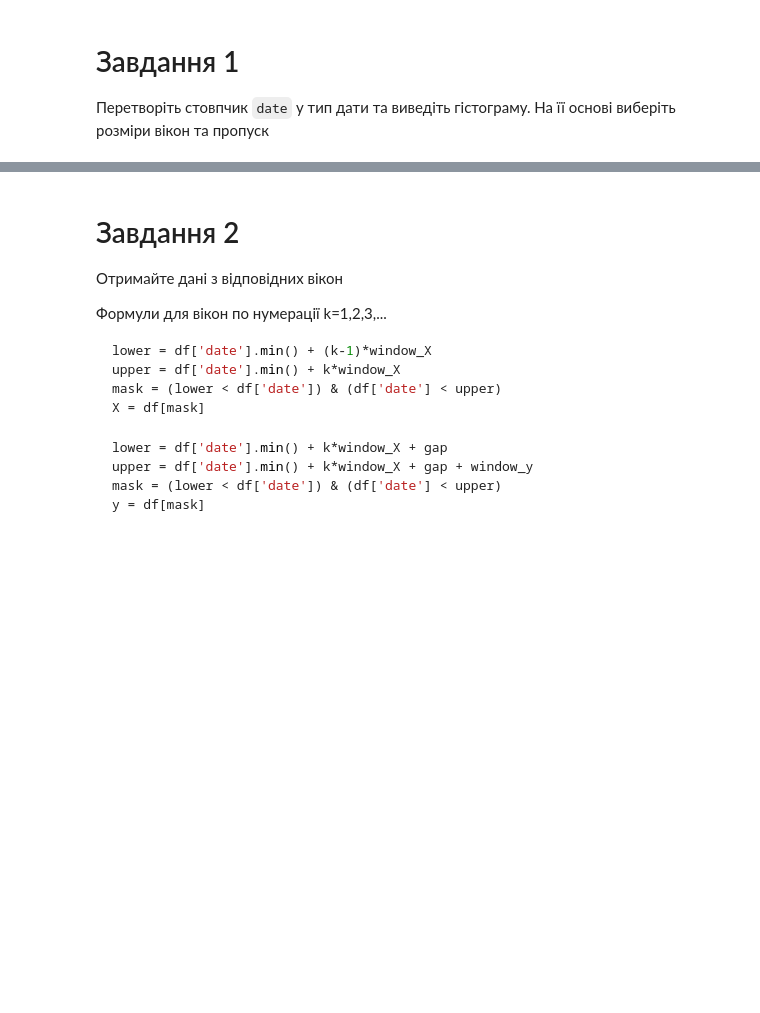
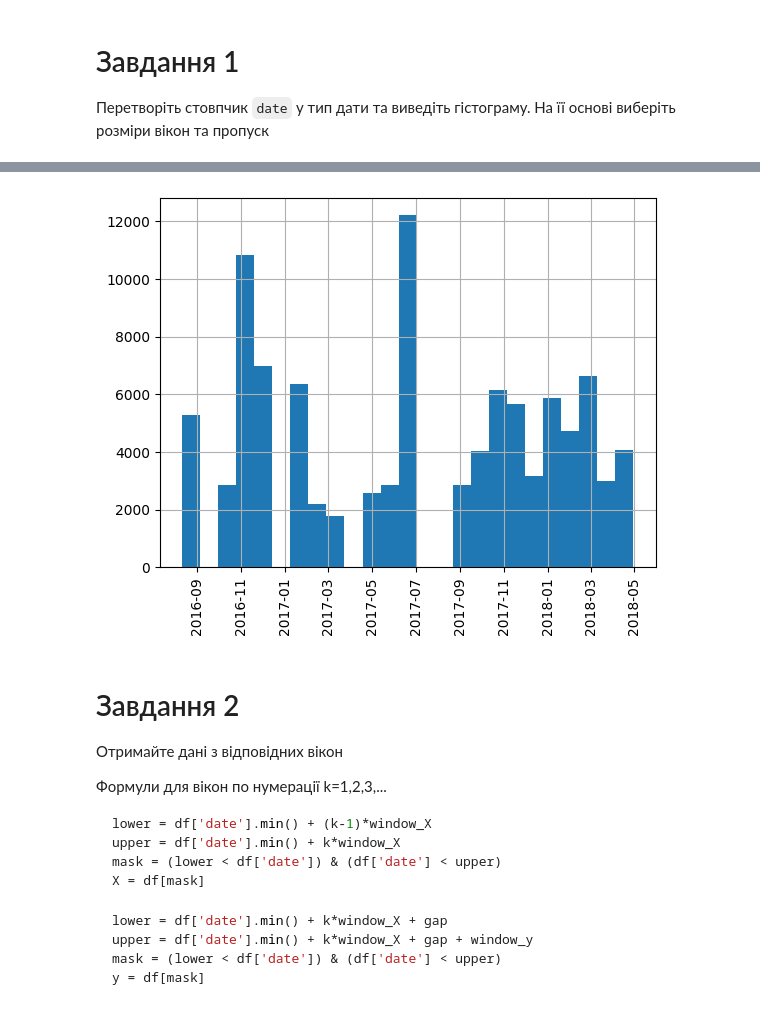
Before and after one commit to mssamoilenko/Data_enginWindow, a Jupyter notebook: Data_engineering.ipynb, the cells around one changed output, grey strips where cells are left out. Drawn from its saved outputs; the diff is of its cells as text; code cells hidden in the pictures; blank space fills up the shorter version.

```diff
--- a/Data_engineering.ipynb
+++ b/Data_engineering.ipynb
@@ -23,3 +44,6 @@ df.head()
 # Завдання 1
 
 Перетворіть стовпчик `date` у тип дати та виведіть гістограму. На її основі виберіть розміри вікон та пропуск
+# %%
+df['date'] = pd.to_datetime(df['date'].astype('str'))
+df['date']
@@ -26,3 +65,9 @@ df.head()
+# %%
+df['date'].hist(bins=25)
+plt.xticks(rotation=90)
+plt.show()
+# %% [output]
+[figure, added]
 # %% [markdown]
 # Завдання 2
 
```
Also changed, not shown: parts of 5 cells of this notebook.
